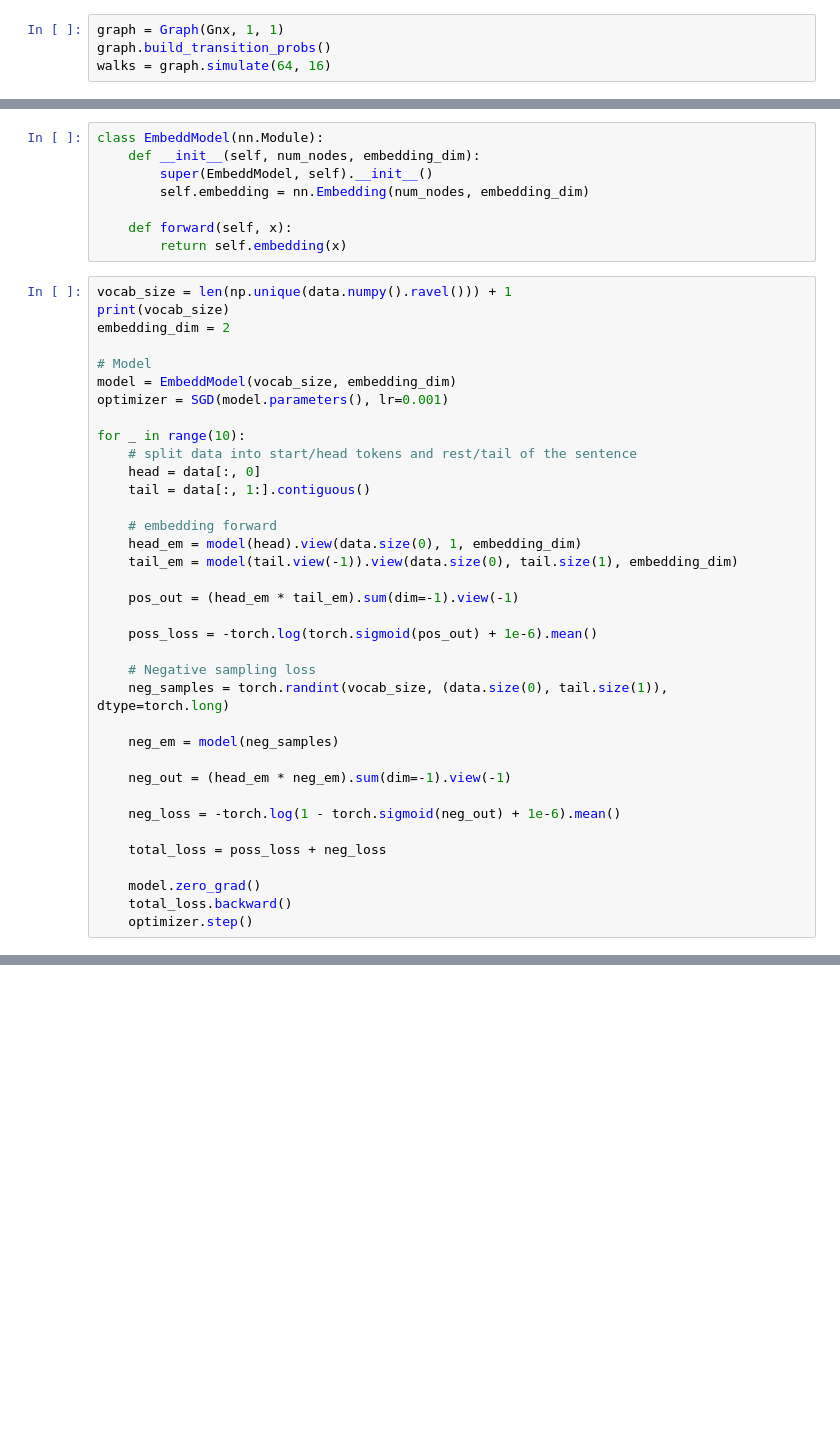
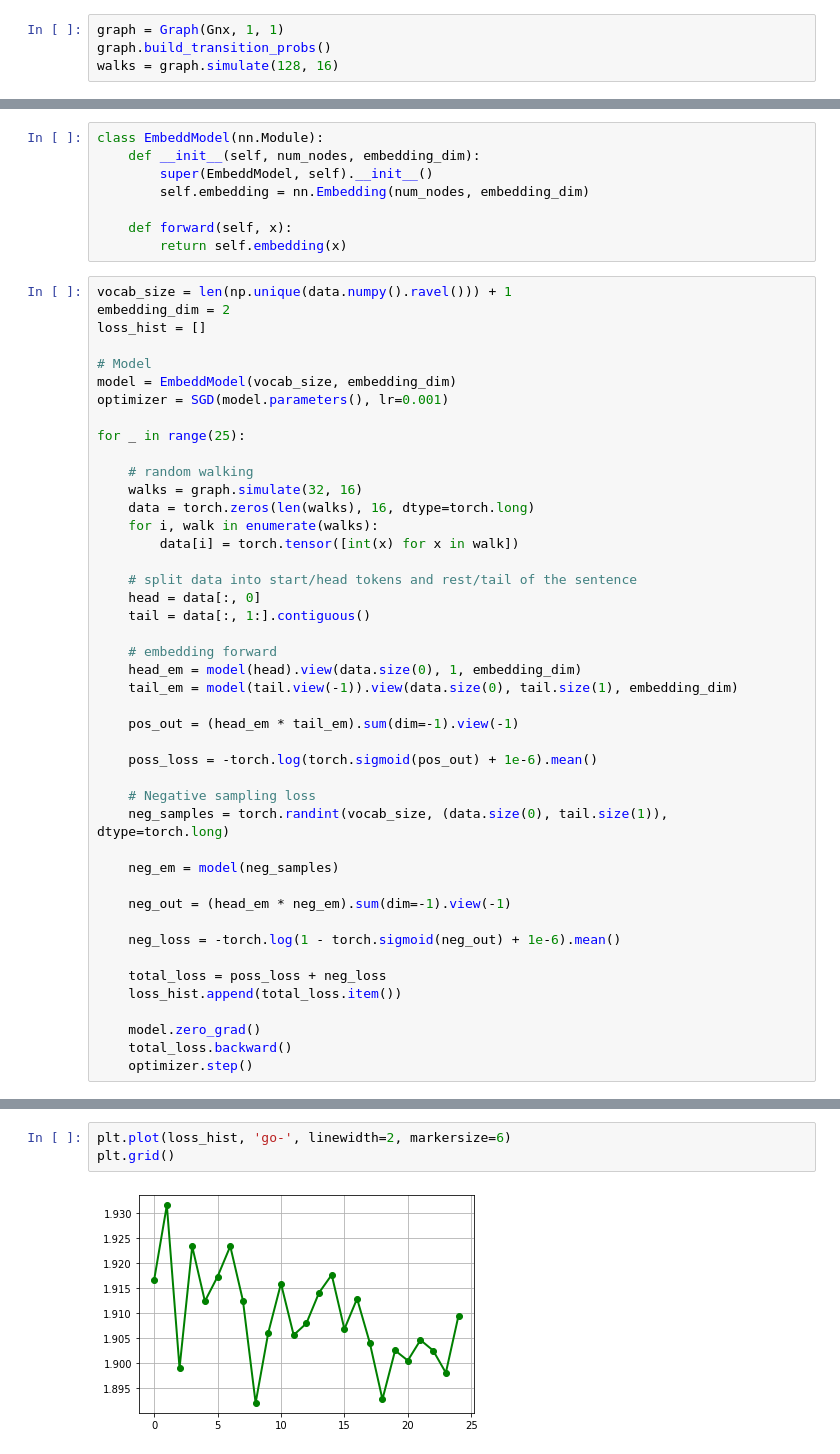
Before and after one commit to mdiephuis/graph-transformer-network, a Jupyter notebook: notebooks/node2vec_testing.ipynb, the cells around one changed output, grey strips where cells are left out. Saved outputs shown, nothing was run; the diff lists cells and outputs as text; blank space fills up the shorter version.

Commit message:
testing new random-walk dataloader

```diff
--- a/notebooks/node2vec_testing.ipynb
+++ b/notebooks/node2vec_testing.ipynb
@@ -194,7 +192,7 @@ plt.show()
 # %%
 graph = Graph(Gnx, 1, 1)
 graph.build_transition_probs()
-walks = graph.simulate(64, 16)
+walks = graph.simulate(128, 16)
 # %%
 # convert walks to ints
 data = torch.zeros(len(walks), 16, dtype=torch.long)
@@ -210,14 +208,21 @@ class EmbeddModel(nn.Module):
         return self.embedding(x)
 # %%
 vocab_size = len(np.unique(data.numpy().ravel())) + 1
-print(vocab_size)
 embedding_dim = 2
+loss_hist = []
 
 # Model
 model = EmbeddModel(vocab_size, embedding_dim)
 optimizer = SGD(model.parameters(), lr=0.001)
 
-for _ in range(10):
+for _ in range(25):
+
+    # random walking
+    walks = graph.simulate(32, 16)
+    data = torch.zeros(len(walks), 16, dtype=torch.long)
+    for i, walk in enumerate(walks):
+        data[i] = torch.tensor([int(x) for x in walk])
+
     # split data into start/head tokens and rest/tail of the sentence
     head = data[:, 0]
     tail = data[:, 1:].contiguous()
@@ -240,6 +245,7 @@ for _ in range(10):
     neg_loss = -torch.log(1 - torch.sigmoid(neg_out) + 1e-6).mean()
 
     total_loss = poss_loss + neg_loss
+    loss_hist.append(total_loss.item())
 
     model.zero_grad()
     total_loss.backward()
@@ -255,0 +253,5 @@ len(walks[0])
+# %%
+plt.plot(loss_hist, 'go-', linewidth=2, markersize=6)
+plt.grid()
+# %% [output]
+[figure, added]
```
Also changed, not shown: parts of 6 cells of this notebook, 1 other file.
